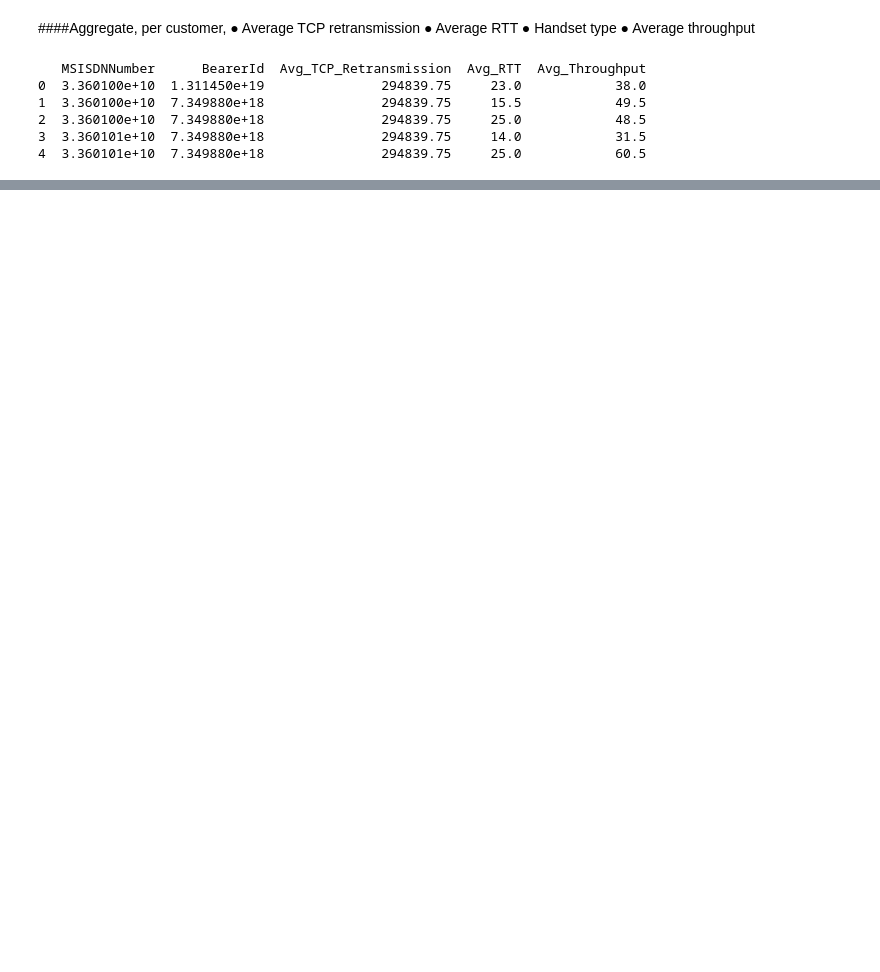
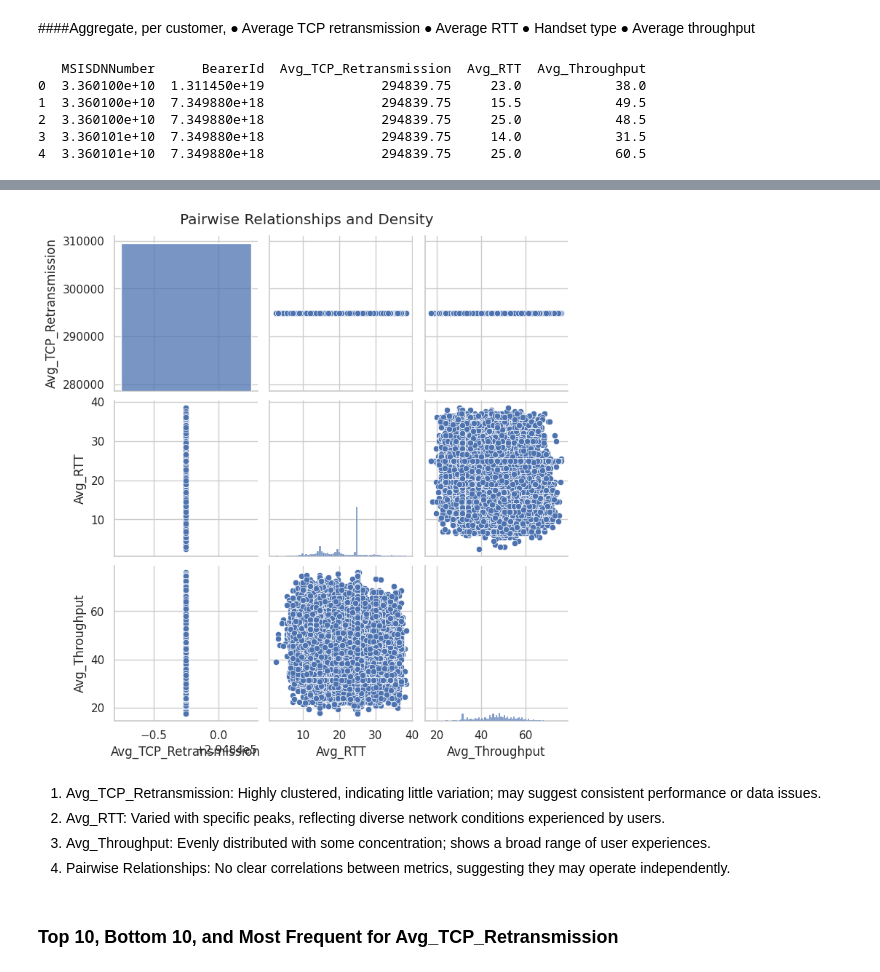
Before and after one commit to santoshdhalwalkar/Telecommunication, a Jupyter notebook: Task_3.ipynb, the cells around one changed output, grey strips where cells are left out. Cells and saved outputs as stored; diff of their text form; code cells hidden in the pictures; blank space fills up the shorter version.

```diff
--- a/Task_3.ipynb
+++ b/Task_3.ipynb
@@ -124,0 +140,15 @@ print(df_result.head())
+# %%
+
+# Pairplot to show relationships and density
+sns.pairplot(df_result[['Avg_TCP_Retransmission', 'Avg_RTT', 'Avg_Throughput']])
+plt.suptitle('Pairwise Relationships and Density', y=1.02)
+plt.show()
+# %% [output]
+[figure, added]
+# %% [markdown]
+1.   Avg_TCP_Retransmission: Highly clustered, indicating little variation; may suggest consistent performance or data issues.
+2.   Avg_RTT: Varied with specific peaks, reflecting diverse network conditions experienced by users.
+1.   Avg_Throughput: Evenly distributed with some concentration; shows a broad range of user experiences.
+2.   Pairwise Relationships: No clear correlations between metrics, suggesting they may operate independently.
+# %% [markdown]
+### Top 10, Bottom 10, and Most Frequent for Avg_TCP_Retransmission
```
Also changed, not shown: parts of 12 cells of this notebook.
